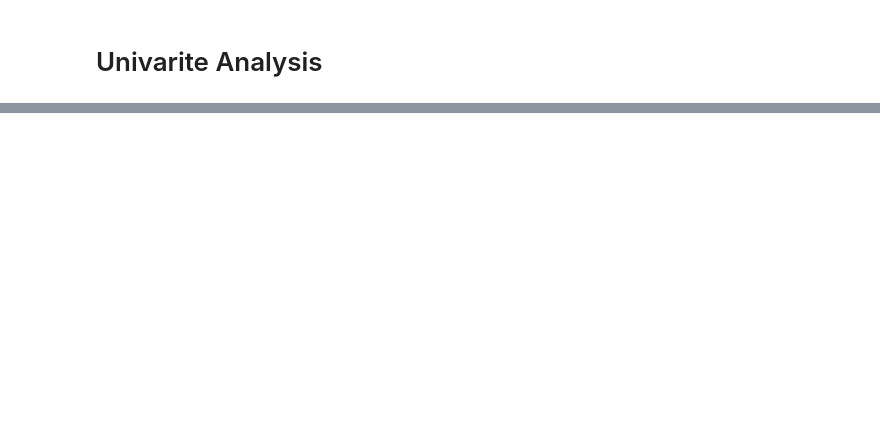
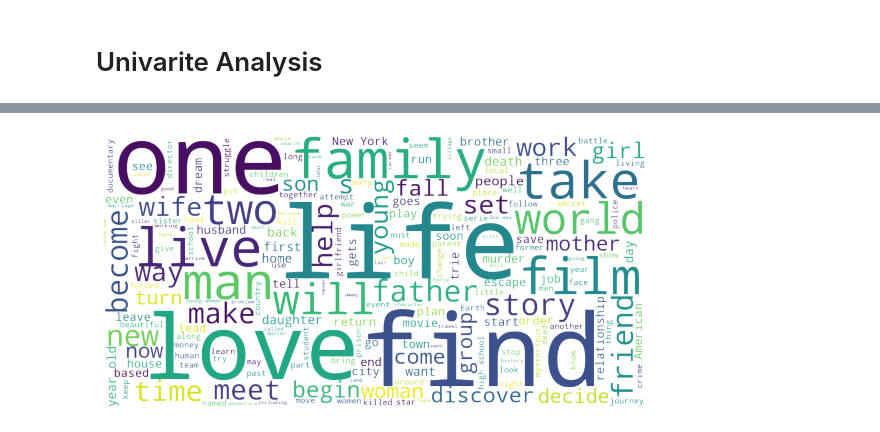
Before and after one commit to yunlintang/EE541_Final_Project, a Jupyter notebook: notebooks/Data_Analysis.ipynb, the cells around one changed output, grey strips where cells are left out. Saved outputs shown, nothing was run; the diff lists cells and outputs as text; code cells hidden in the pictures; blank space fills up the shorter version.

```diff
--- a/notebooks/Data_Analysis.ipynb
+++ b/notebooks/Data_Analysis.ipynb
@@ -50,0 +54,11 @@ Name: overview, Length: 45432, dtype: object
+# %%
+string = " ".join(df['overview'].dropna().values)
+wc = WordCloud(width=1000,height=500,
+               background_color="rgba(255, 255, 255, 0)",
+               mode="RGBA").generate(string)
+plt.figure(figsize=(10,5))
+plt.imshow(wc)
+plt.axis("off")
+plt.show()
+# %% [output]
+[figure, added]
```
Also changed, not shown: parts of 9 cells of this notebook, 2 other files.
